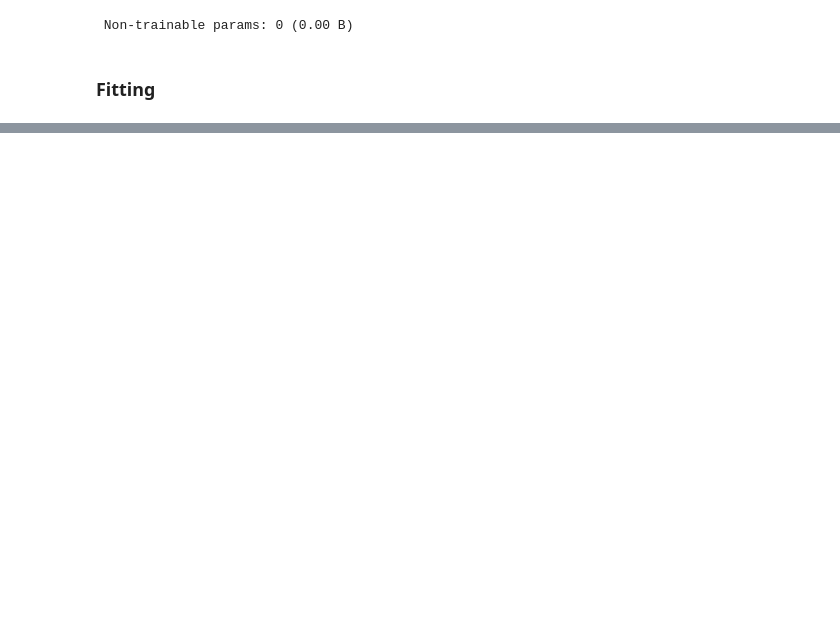
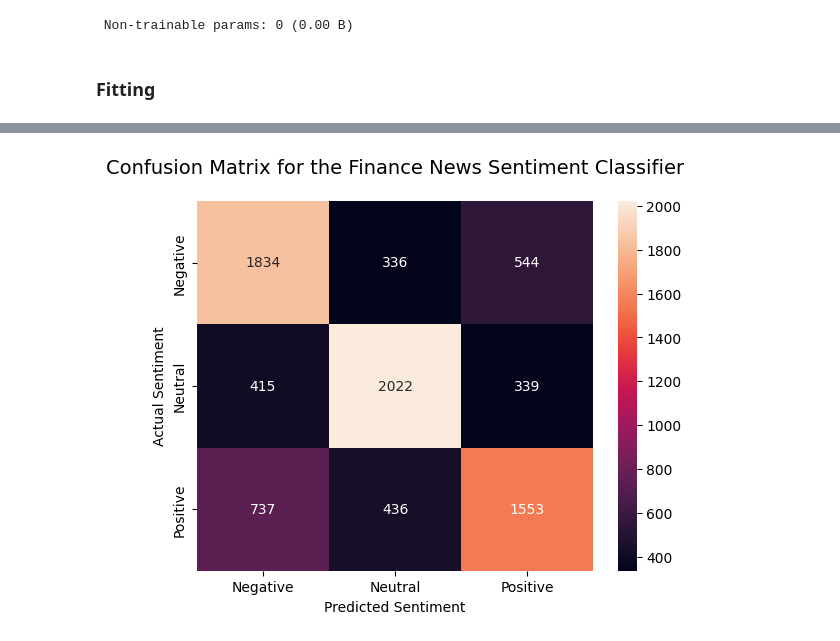
Before and after one commit to opixelum/finance-news-sentiment-classifier, a Jupyter notebook: finance-news-sentiment-classifier.ipynb, the cells around one changed output, grey strips where cells are left out. Cells and saved outputs as stored; diff of their text form; code cells hidden in the pictures; blank space fills up the shorter version.

Commit message:
Add confusion matrix

```diff
--- a/finance-news-sentiment-classifier.ipynb
+++ b/finance-news-sentiment-classifier.ipynb
@@ -480,0 +484,18 @@ plt.show()
+# %%
+# Confusion matrix
+from sklearn.metrics import confusion_matrix
+import numpy as np
+import seaborn as sns
+
+Y_pred = np.argmax(model.predict(X_val), axis=1)
+
+conf_matrix = confusion_matrix(Y_val, Y_pred)
+
+ax = sns.heatmap(conf_matrix, annot=True, fmt="d")
+ax.set_xlabel("Predicted Sentiment")
+ax.xaxis.set_ticklabels(['Negative', 'Neutral', 'Positive'])
+ax.set_ylabel("Actual Sentiment")
+ax.yaxis.set_ticklabels(['Negative', 'Neutral', 'Positive'])
+ax.set_title("Confusion Matrix for the Finance News Sentiment Classifier", fontsize=14, pad=20)
+plt.show()
+# %% [output]
@@ -480,0 +503 @@ plt.show()
+[figure, added]
```
Also changed, not shown: parts of 14 cells of this notebook.
